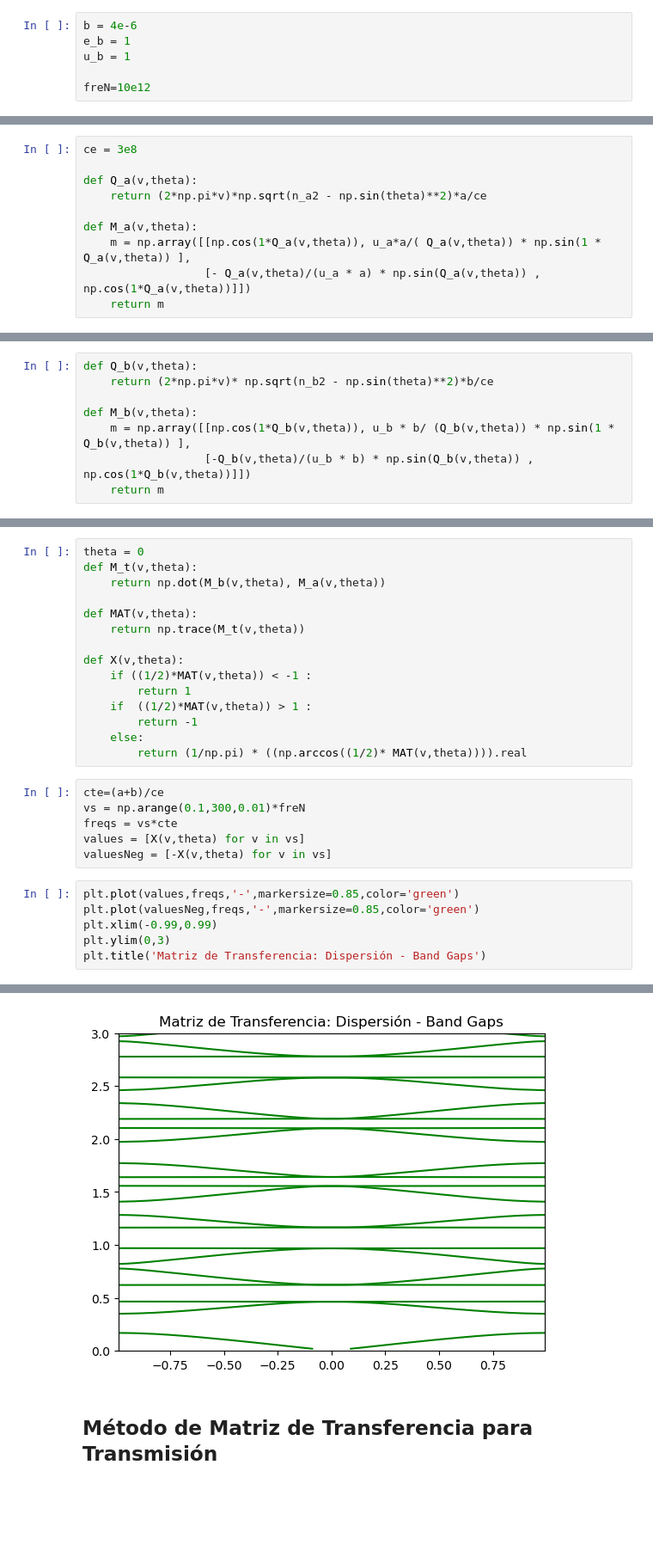
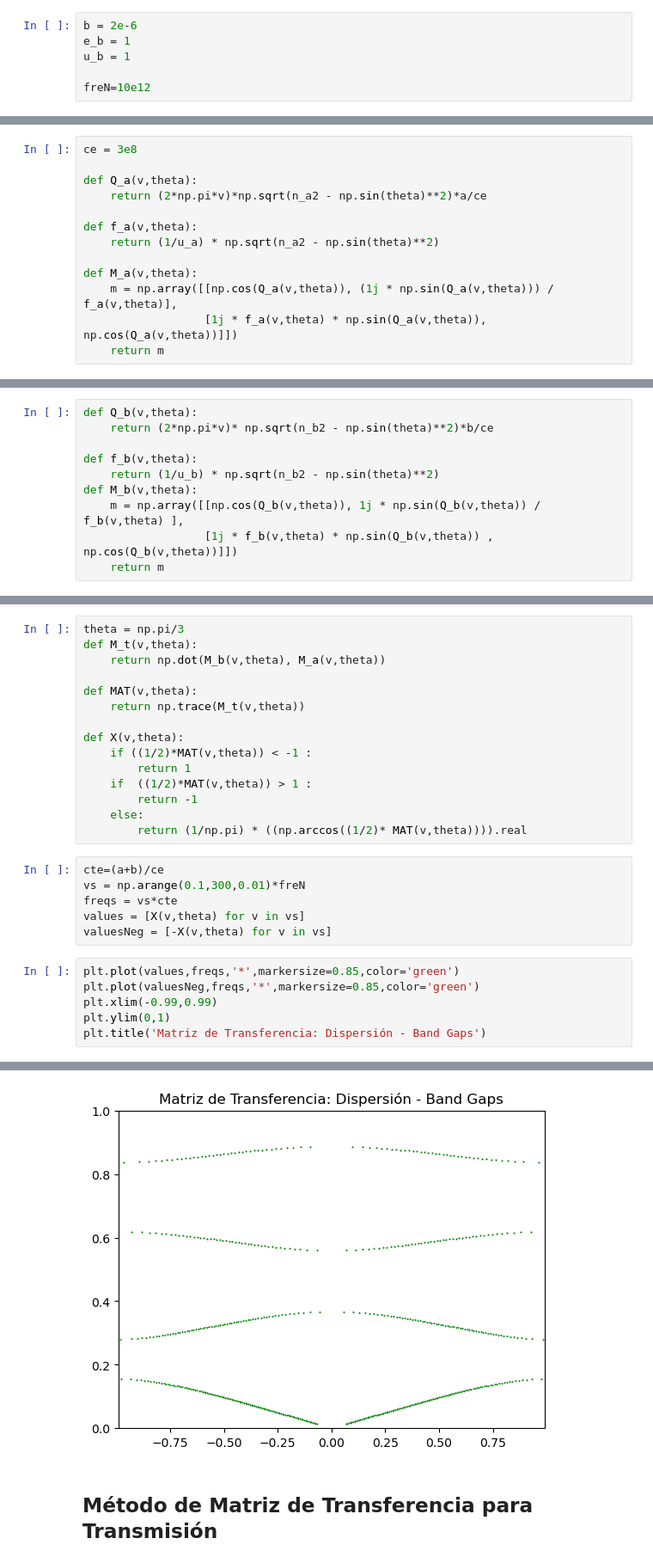
Before and after one commit to Jwpr-dpr/Tesis, a Jupyter notebook: CristalFotonico.ipynb, the cells around one changed output, grey strips where cells are left out. Shown at 86% size. Drawn from its saved outputs; the diff is of its cells as text; blank space fills up the shorter version.

```diff
--- a/CristalFotonico.ipynb
+++ b/CristalFotonico.ipynb
@@ -18,7 +18,7 @@ u_a = 1
 # %% [markdown]
 Capa $B$
 # %%
-b = 4e-6
+b = 2e-6
 e_b = 1
 u_b = 1
 
@@ -36,9 +36,12 @@ ce = 3e8
 def Q_a(v,theta):
     return (2*np.pi*v)*np.sqrt(n_a2 - np.sin(theta)**2)*a/ce
 
+def f_a(v,theta):
+    return (1/u_a) * np.sqrt(n_a2 - np.sin(theta)**2)
+
 def M_a(v,theta):
-    m = np.array([[np.cos(1*Q_a(v,theta)), u_a*a/( Q_a(v,theta)) * np.sin(1 * Q_a(v,theta)) ],
-                  [- Q_a(v,theta)/(u_a * a) * np.sin(Q_a(v,theta)) , np.cos(1*Q_a(v,theta))]])
+    m = np.array([[np.cos(Q_a(v,theta)), (1j * np.sin(Q_a(v,theta))) / f_a(v,theta)],
+                  [1j * f_a(v,theta) * np.sin(Q_a(v,theta)), np.cos(Q_a(v,theta))]])
     return m
 # %% [markdown]
 Ahora las condiciones para la capa $B$
@@ -46,14 +49,16 @@ Ahora las condiciones para la capa $B$
 def Q_b(v,theta):
     return (2*np.pi*v)* np.sqrt(n_b2 - np.sin(theta)**2)*b/ce
 
+def f_b(v,theta):
+    return (1/u_b) * np.sqrt(n_b2 - np.sin(theta)**2)
 def M_b(v,theta):
-    m = np.array([[np.cos(1*Q_b(v,theta)), u_b * b/ (Q_b(v,theta)) * np.sin(1 * Q_b(v,theta)) ],
-                  [-Q_b(v,theta)/(u_b * b) * np.sin(Q_b(v,theta)) , np.cos(1*Q_b(v,theta))]])
+    m = np.array([[np.cos(Q_b(v,theta)), 1j * np.sin(Q_b(v,theta)) / f_b(v,theta) ],
+                  [1j * f_b(v,theta) * np.sin(Q_b(v,theta)) , np.cos(Q_b(v,theta))]])
     return m
 # %% [markdown]
 Matriz de Transferencia Total
 # %%
-theta = 0
+theta = np.pi/3
 def M_t(v,theta):
     return np.dot(M_b(v,theta), M_a(v,theta))
 
@@ -74,14 +79,14 @@ freqs = vs*cte
 values = [X(v,theta) for v in vs]
 valuesNeg = [-X(v,theta) for v in vs]
 # %%
-plt.plot(values,freqs,'-',markersize=0.85,color='green')
-plt.plot(valuesNeg,freqs,'-',markersize=0.85,color='green')
+plt.plot(values,freqs,'*',markersize=0.85,color='green')
+plt.plot(valuesNeg,freqs,'*',markersize=0.85,color='green')
 plt.xlim(-0.99,0.99)
-plt.ylim(0,3)
+plt.ylim(0,1)
 plt.title('Matriz de Transferencia: Dispersión - Band Gaps')
 # %% [output]
 Text(0.5, 1.0, 'Matriz de Transferencia: Dispersión - Band Gaps')
-[figure, old version]
+[figure, new version]
 # %% [markdown]
 ## Método de Matriz de Transferencia para Transmisión
 # %% [markdown]
```
Also changed, not shown: parts of 9 cells of this notebook, 2 other files.
